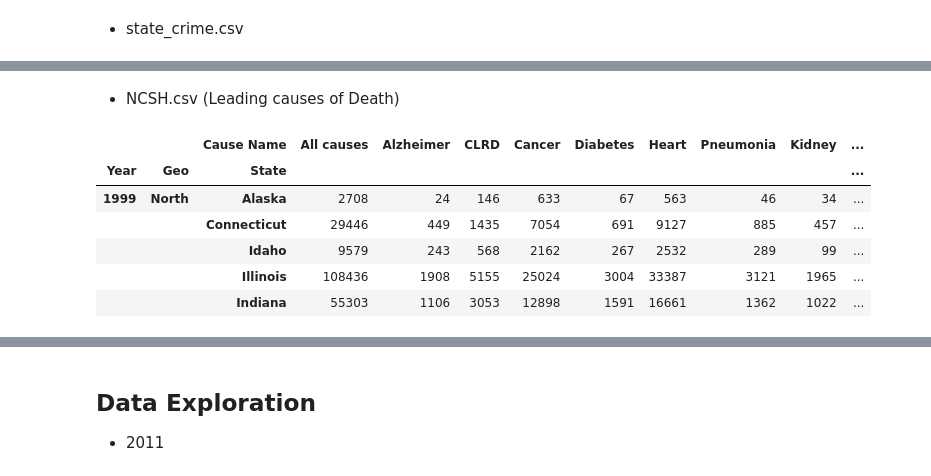
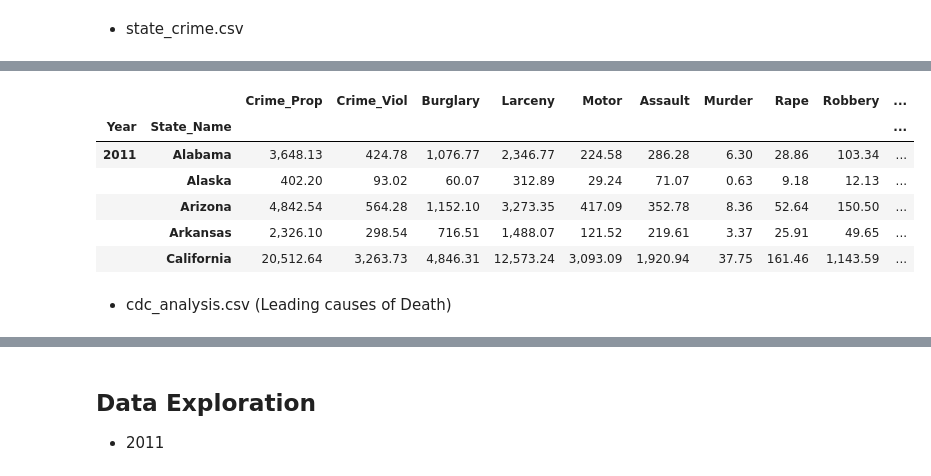
Before and after one commit to OlegRyzhkov2020/API-challenge, a Jupyter notebook: CrimePy_Project/_main_analysis.ipynb, the cells around one changed output, grey strips where cells are left out. Drawn from its saved outputs; the diff is of its cells as text; code cells hidden in the pictures.

```diff
--- a/CrimePy_Project/_main_analysis.ipynb
+++ b/CrimePy_Project/_main_analysis.ipynb
@@ -61,0 +80,4 @@ states_crime.head()
+# %%
+states_crime = states_crime[(states_crime['Year'] == 2011)]
+states_crime.set_index(['Year','State_Name'], inplace=True)
+states_crime.sum()
@@ -61,0 +96,11 @@ states_crime.head()
+# %%
+states_crime = states_crime/states_econ['Population'].values[0]*100000
+states_crime.head()
+# %% [output]
+|  |  | Crime_Prop | Crime_Viol | Burglary | Larceny | Motor | Assault | Murder | Rape | Robbery | ... |
+| Year | State_Name |  |  |  |  |  |  |  |  |  | ... |
+| 2011 | Alabama | 3,648.13 | 424.78 | 1,076.77 | 2,346.77 | 224.58 | 286.28 | 6.30 | 28.86 | 103.34 | ... |
+|  | Alaska | 402.20 | 93.02 | 60.07 | 312.89 | 29.24 | 71.07 | 0.63 | 9.18 | 12.13 | ... |
+|  | Arizona | 4,842.54 | 564.28 | 1,152.10 | 3,273.35 | 417.09 | 352.78 | 8.36 | 52.64 | 150.50 | ... |
+|  | Arkansas | 2,326.10 | 298.54 | 716.51 | 1,488.07 | 121.52 | 219.61 | 3.37 | 25.91 | 49.65 | ... |
+|  | California | 20,512.64 | 3,263.73 | 4,846.31 | 12,573.24 | 3,093.09 | 1,920.94 | 37.75 | 161.46 | 1,143.59 | ... |
@@ -62,24 +110,2 @@ states_crime.head()
 # %% [markdown]
-* NCSH.csv (Leading causes of Death)
+* cdc_analysis.csv (Leading causes of Death)
-# %%
-# Import and Cleaning CDC data
-states_deaths = pd.read_csv('resources/ncsh.csv')
-states_deaths = geo_state(states_deaths)
-states_deaths.drop(states_deaths[states_deaths['State']=='United States'].index, inplace=True)
-# Creating DataSet based on number of deaths
-states_deaths_tot = states_deaths.drop(['113 Cause Name', 'Age-adjusted Death Rate'], 1)
-states_deaths_tot = states_deaths_tot.set_index(['Year', 'Geo', 'State', 'Cause Name'], drop=True).unstack('Cause Name')
-states_deaths_tot.columns = states_deaths_tot.columns.get_level_values(1)
-states_deaths_tot = states_deaths_tot.rename(columns={
-                                            "Alzheimer's disease": 'Alzheimer', 'Heart disease': 'Heart',
-                                            'Influenza and pneumonia': 'Pneumonia', 'Kidney disease': 'Kidney',
-                                            'Unintentional injuries': 'Injuries'})
-states_deaths_tot.head()
-# %% [output]
-|  |  | Cause Name | All causes | Alzheimer | CLRD | Cancer | Diabetes | Heart | Pneumonia | Kidney | ... |
-| Year | Geo | State |  |  |  |  |  |  |  |  | ... |
-| 1999 | North | Alaska | 2708 | 24 | 146 | 633 | 67 | 563 | 46 | 34 | ... |
-|  |  | Connecticut | 29446 | 449 | 1435 | 7054 | 691 | 9127 | 885 | 457 | ... |
-|  |  | Idaho | 9579 | 243 | 568 | 2162 | 267 | 2532 | 289 | 99 | ... |
-|  |  | Illinois | 108436 | 1908 | 5155 | 25024 | 3004 | 33387 | 3121 | 1965 | ... |
-|  |  | Indiana | 55303 | 1106 | 3053 | 12898 | 1591 | 16661 | 1362 | 1022 | ... |
```
Also changed, not shown: parts of 15 cells of this notebook, 13 other files.
